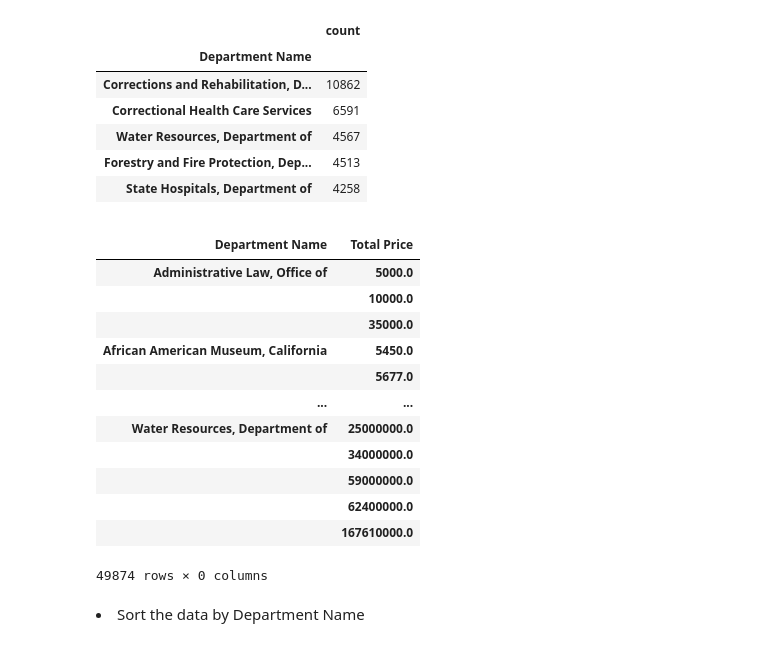
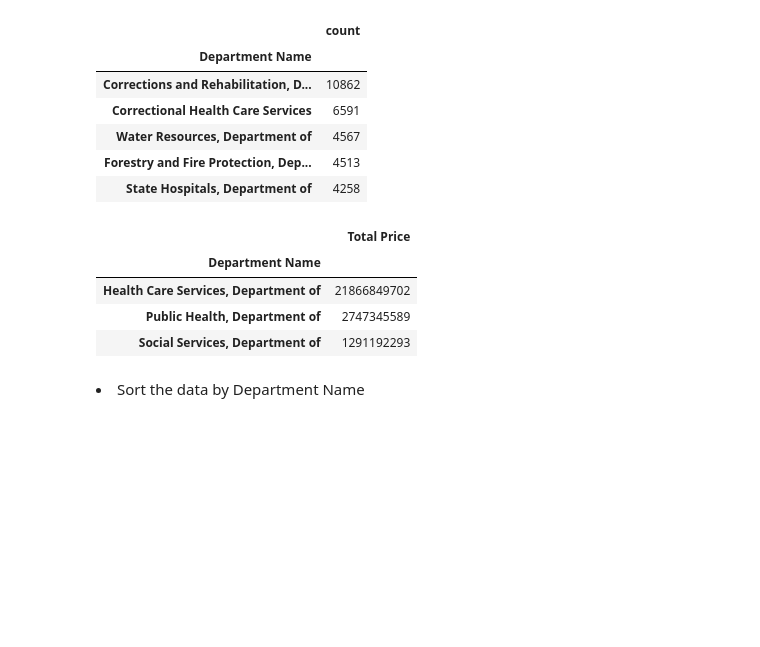
Before and after one commit to jtsillan/DataAnalytics, a Jupyter notebook: exercise_set_2/exercise_set_2.ipynb, the cells around one changed output. Cells and saved outputs as stored; diff of their text form; code cells hidden in the pictures; blank space fills up the shorter version.

```diff
--- a/exercise_set_2/exercise_set_2.ipynb
+++ b/exercise_set_2/exercise_set_2.ipynb
@@ -325,24 +325,16 @@ common_5.to_frame()
 | State Hospitals, Department of | 4258 |
 # %%
 # Extra task: 3 most common departments using most money
-# FIXME: NOT WORKING
-common_3 = df1[['Department Name', 'Total Price']].groupby(['Department Name','Total Price']).sum()
-common_3
+# Group by department name based on total price sum and sort values by descending
+common_3 = df1.groupby('Department Name')['Total Price'].sum().sort_values(ascending=False)
+# Display top 3 with integer notation
+common_3.head(3).astype('int64').to_frame()
 # %% [output]
-|  |  |
-| Department Name | Total Price |
-| Administrative Law, Office of | 5000.0 |
-|  | 10000.0 |
-|  | 35000.0 |
-| African American Museum, California | 5450.0 |
-|  | 5677.0 |
-| ... | ... |
-| Water Resources, Department of | 25000000.0 |
-|  | 34000000.0 |
-|  | 59000000.0 |
-|  | 62400000.0 |
-|  | 167610000.0 |
+|  | Total Price |
+| Department Name |  |
+| Health Care Services, Department of | 21866849702 |
+| Public Health, Department of | 2747345589 |
+| Social Services, Department of | 1291192293 |
-49874 rows × 0 columns
 # %% [markdown]
 <li>Sort the data by Department Name</li>
 # %%
```
Also changed, not shown: parts of 20 cells of this notebook.
